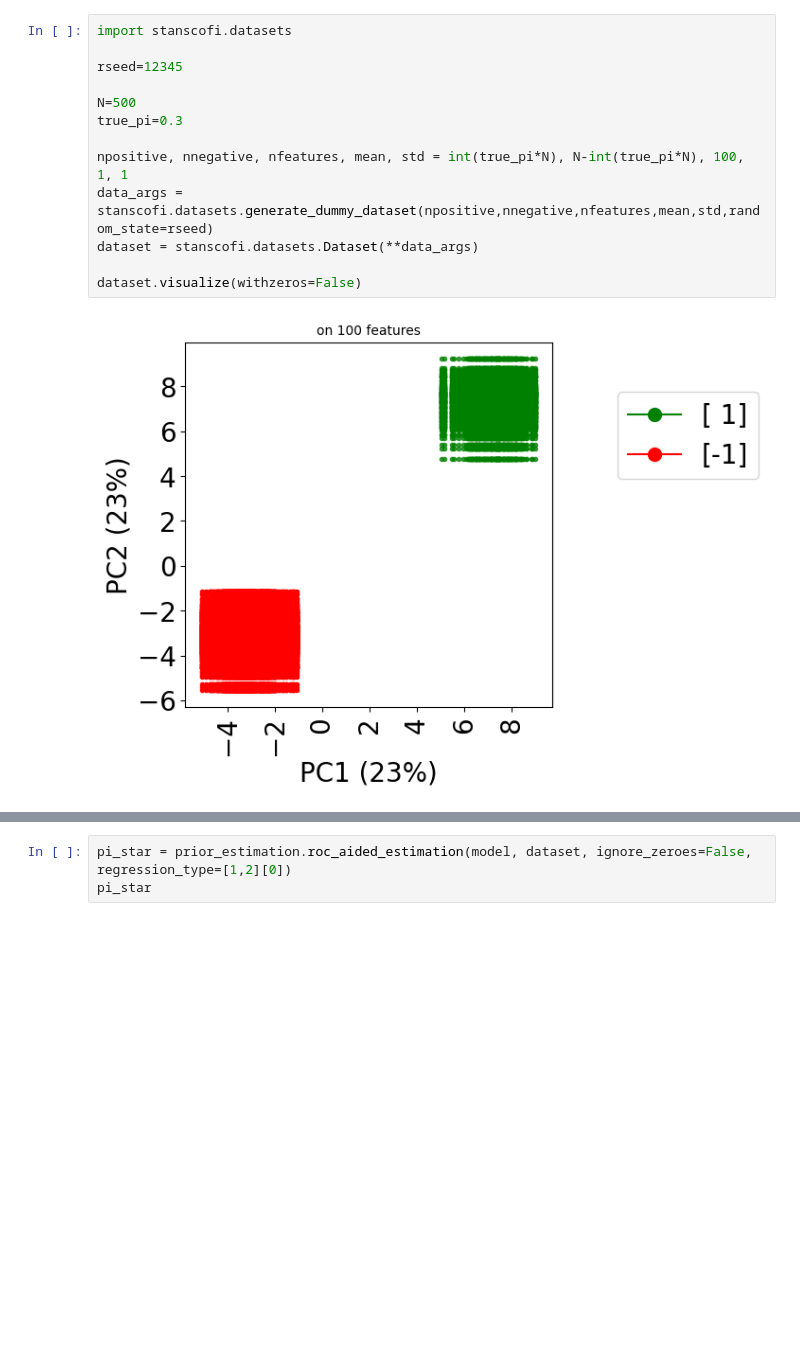
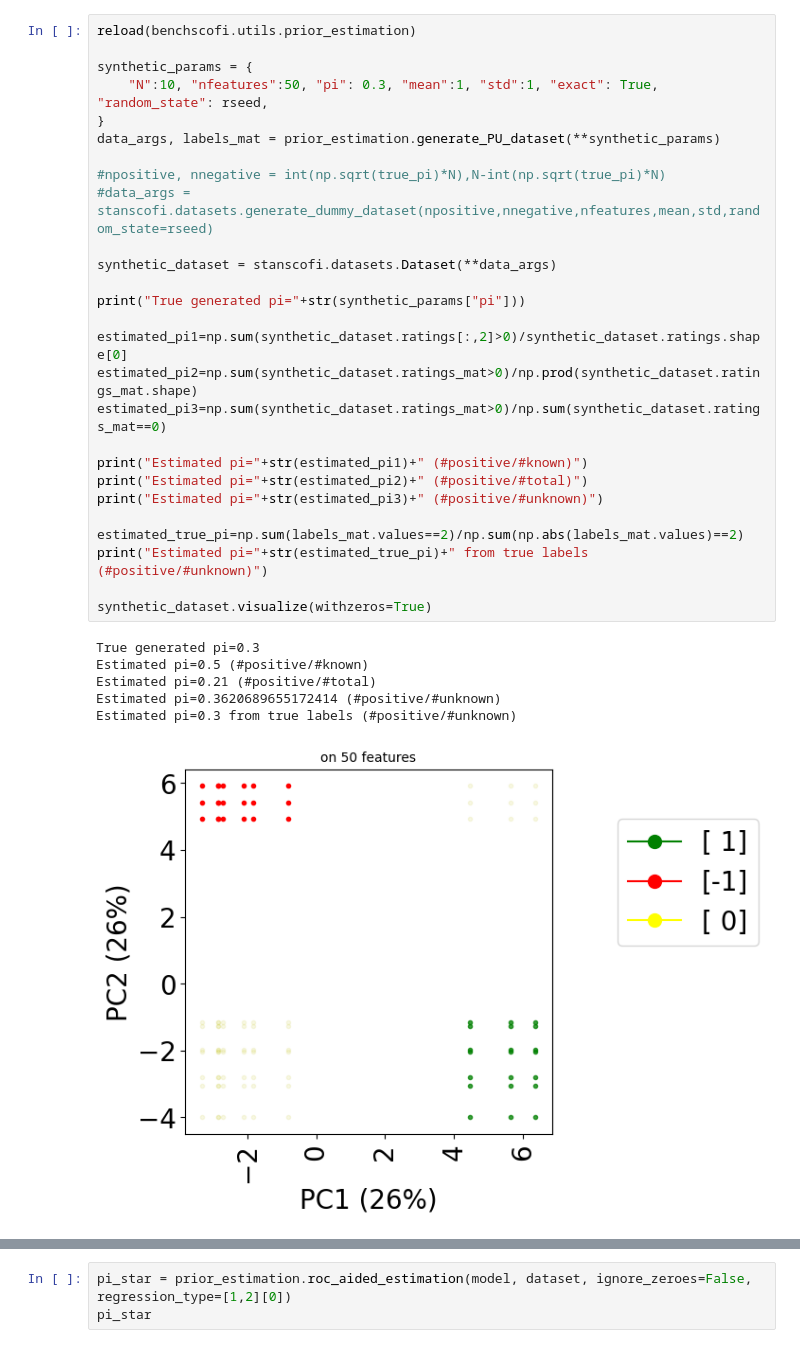
Before and after one commit to jaybee84/benchscofi, a Jupyter notebook: Class prior estimation.ipynb, the cells around one changed output, grey strips where cells are left out. Drawn from its saved outputs; the diff is of its cells as text; blank space fills up the shorter version.

Commit message:
<files> NIMCGCN, class prior estimation, fix DRRS ongoing

```diff
--- a/Class prior estimation.ipynb
+++ b/Class prior estimation.ipynb
@@ -10,15 +40,34 @@ from benchscofi.utils import prior_estimation
 # %%
-import stanscofi.datasets
+reload(benchscofi.utils.prior_estimation)
 
-rseed=12345
+synthetic_params = {
+    "N":10, "nfeatures":50, "pi": 0.3, "mean":1, "std":1, "exact": True, "random_state": rseed,
+}
+data_args, labels_mat = prior_estimation.generate_PU_dataset(**synthetic_params)
 
-N=500
-true_pi=0.3
+#npositive, nnegative = int(np.sqrt(true_pi)*N),N-int(np.sqrt(true_pi)*N)
+#data_args = stanscofi.datasets.generate_dummy_dataset(npositive,nnegative,nfeatures,mean,std,random_state=rseed)
 
-npositive, nnegative, nfeatures, mean, std = int(true_pi*N), N-int(true_pi*N), 100, 1, 1
-data_args = stanscofi.datasets.generate_dummy_dataset(npositive,nnegative,nfeatures,mean,std,random_state=rseed)
-dataset = stanscofi.datasets.Dataset(**data_args)
+synthetic_dataset = stanscofi.datasets.Dataset(**data_args)
 
-dataset.visualize(withzeros=False)
+print("True generated pi="+str(synthetic_params["pi"]))
+
+estimated_pi1=np.sum(synthetic_dataset.ratings[:,2]>0)/synthetic_dataset.ratings.shape[0]
+estimated_pi2=np.sum(synthetic_dataset.ratings_mat>0)/np.prod(synthetic_dataset.ratings_mat.shape)
+estimated_pi3=np.sum(synthetic_dataset.ratings_mat>0)/np.sum(synthetic_dataset.ratings_mat==0)
+
+print("Estimated pi="+str(estimated_pi1)+" (#positive/#known)")
+print("Estimated pi="+str(estimated_pi2)+" (#positive/#total)")
+print("Estimated pi="+str(estimated_pi3)+" (#positive/#unknown)")
+
+estimated_true_pi=np.sum(labels_mat.values==2)/np.sum(np.abs(labels_mat.values)==2)
+print("Estimated pi="+str(estimated_true_pi)+" from true labels (#positive/#unknown)")
+
+synthetic_dataset.visualize(withzeros=True)
 # %% [output]
+True generated pi=0.3
+Estimated pi=0.5 (#positive/#known)
+Estimated pi=0.21 (#positive/#total)
+Estimated pi=0.3620689655172414 (#positive/#unknown)
+Estimated pi=0.3 from true labels (#positive/#unknown)
-[figure, old version]
+[figure, new version]
```
Also changed, not shown: parts of 12 cells of this notebook, 7 other files.
